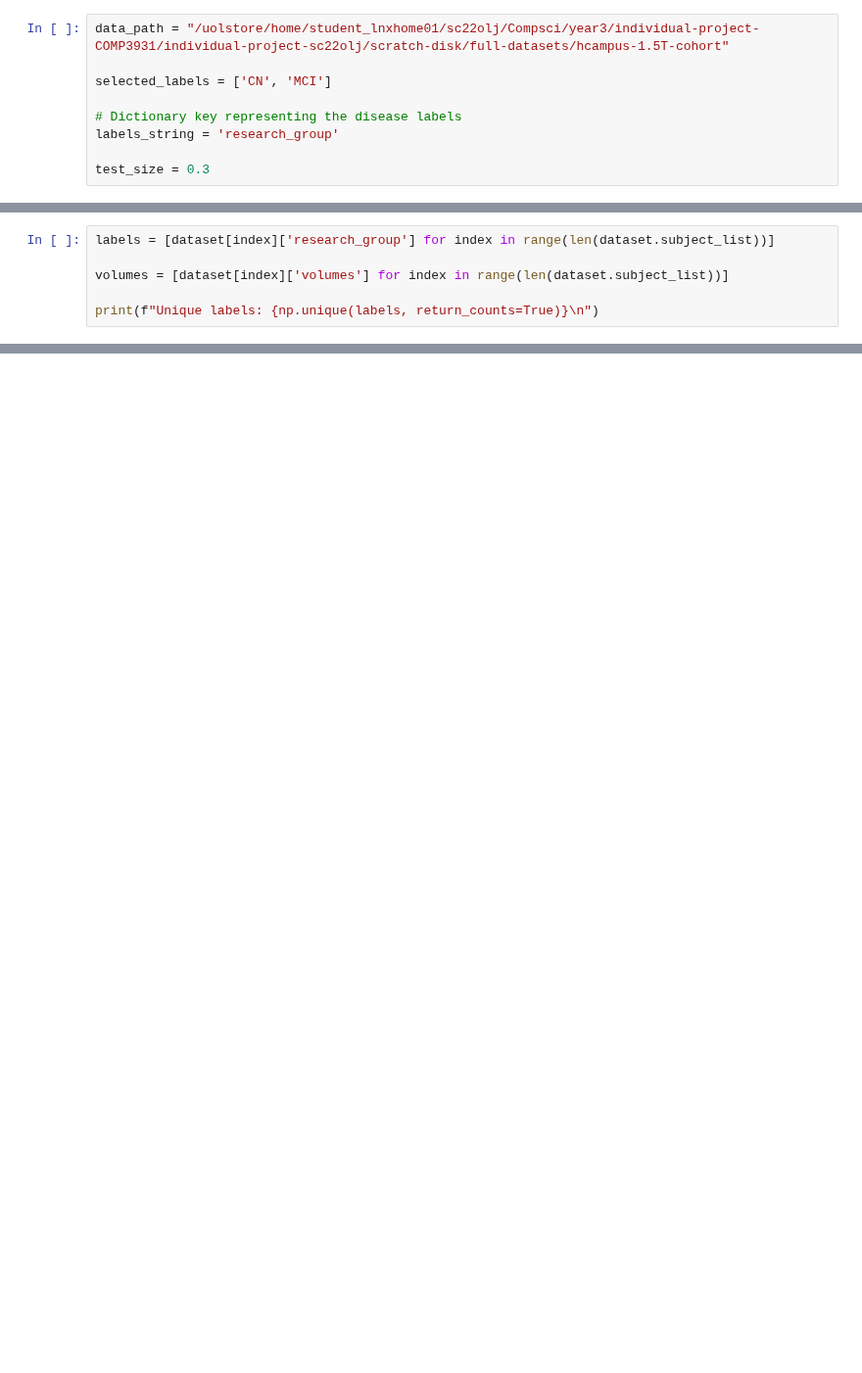
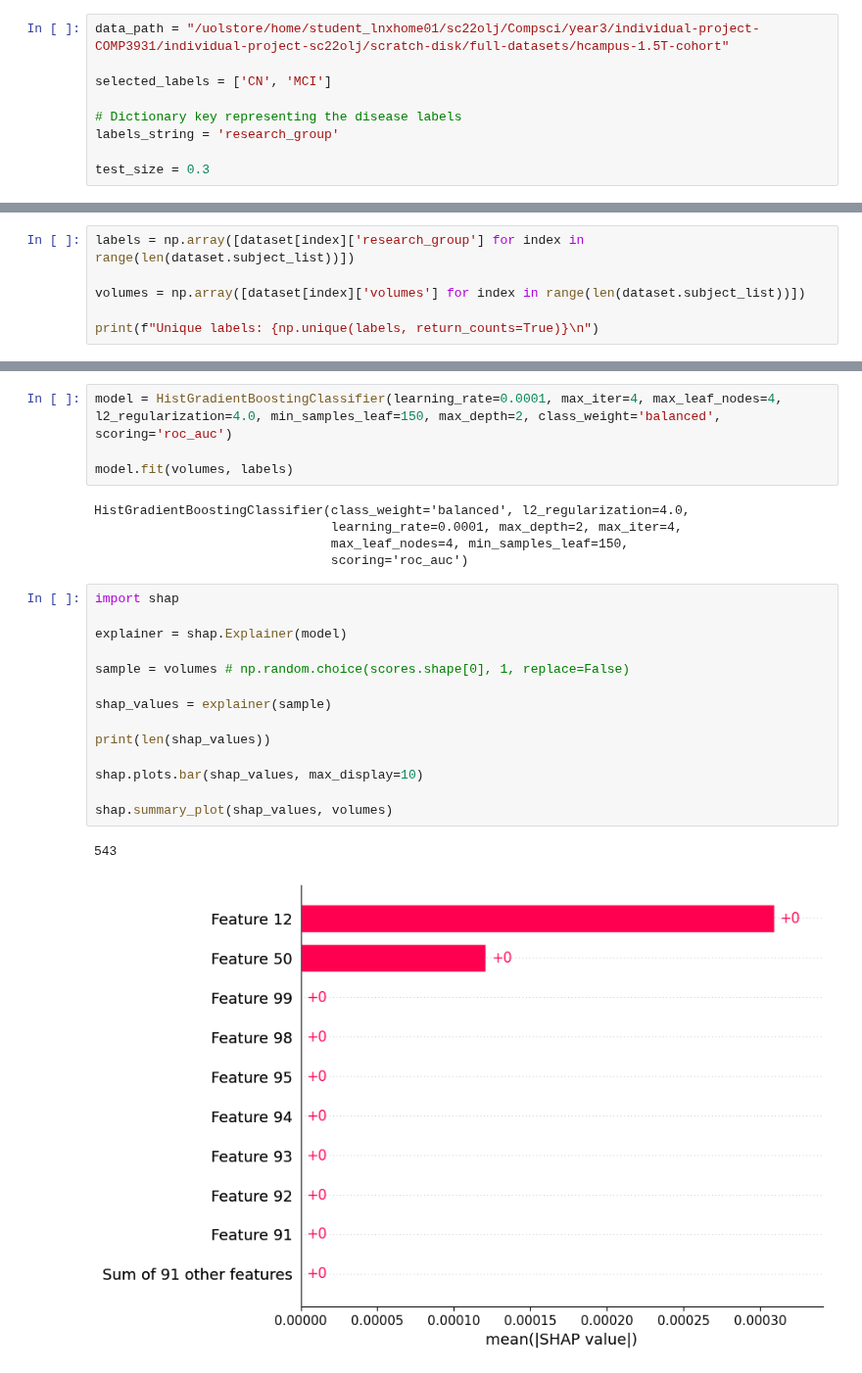
Before and after one commit to oscarlloydjohn/lloyd-john-MIUA-2025, a Jupyter notebook: gbdt-volumes.ipynb, the cells around one changed output, grey strips where cells are left out. Shown at 98% size. Saved outputs shown, nothing was run; the diff lists cells and outputs as text; blank space fills up the shorter version.

```diff
--- a/gbdt-volumes.ipynb
+++ b/gbdt-volumes.ipynb
@@ -47,6 +71,6 @@ print(dataset[10]['struct_names'])
 # %%
-labels = [dataset[index]['research_group'] for index in range(len(dataset.subject_list))]
+labels = np.array([dataset[index]['research_group'] for index in range(len(dataset.subject_list))])
 
-volumes = [dataset[index]['volumes'] for index in range(len(dataset.subject_list))]
+volumes = np.array([dataset[index]['volumes'] for index in range(len(dataset.subject_list))])
 
 print(f"Unique labels: {np.unique(labels, return_counts=True)}\n")
@@ -108,0 +151,26 @@ plt.show()
+# %%
+model = HistGradientBoostingClassifier(learning_rate=0.0001, max_iter=4, max_leaf_nodes=4, l2_regularization=4.0, min_samples_leaf=150, max_depth=2, class_weight='balanced', scoring='roc_auc')
+
+model.fit(volumes, labels)
+# %% [output]
+HistGradientBoostingClassifier(class_weight='balanced', l2_regularization=4.0,
+                               learning_rate=0.0001, max_depth=2, max_iter=4,
+                               max_leaf_nodes=4, min_samples_leaf=150,
+                               scoring='roc_auc')
+# %%
+import shap
+
+explainer = shap.Explainer(model)
+
+sample = volumes # np.random.choice(scores.shape[0], 1, replace=False)
+
+shap_values = explainer(sample)
+
+print(len(shap_values))
+
+shap.plots.bar(shap_values, max_display=10)
+
+shap.summary_plot(shap_values, volumes)
+# %% [output]
+543
+[figure, added]
```
Also changed, not shown: parts of 10 cells of this notebook, 1 other file.
